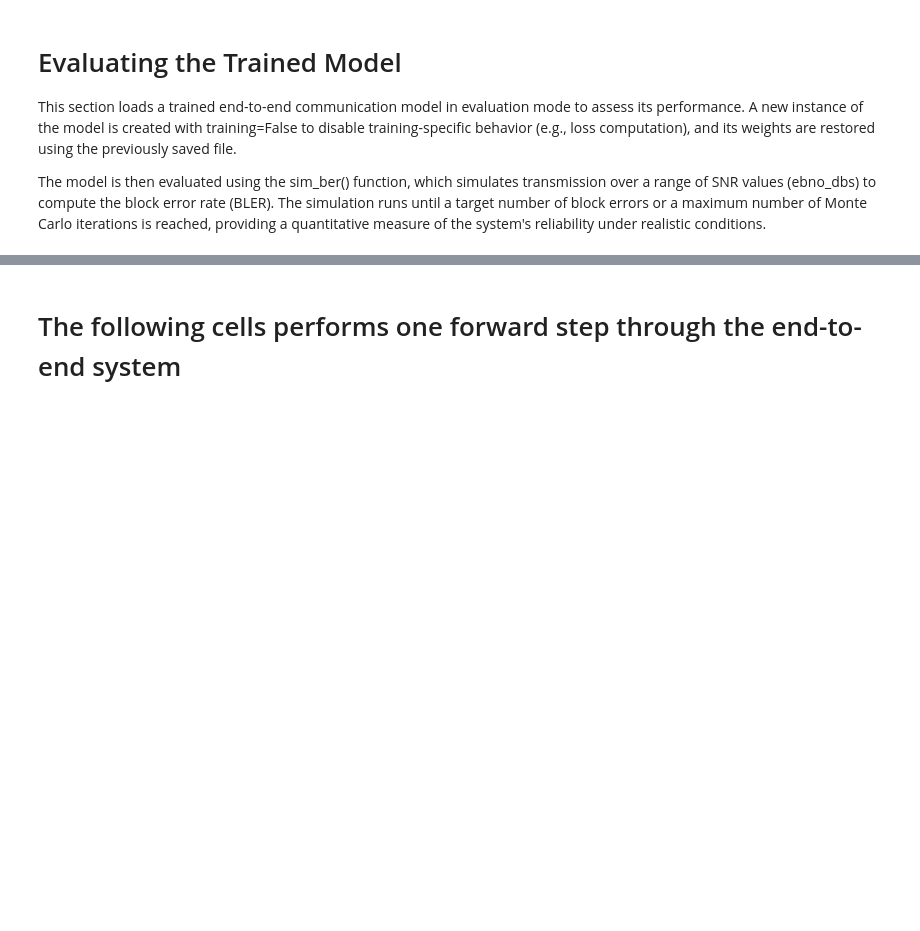
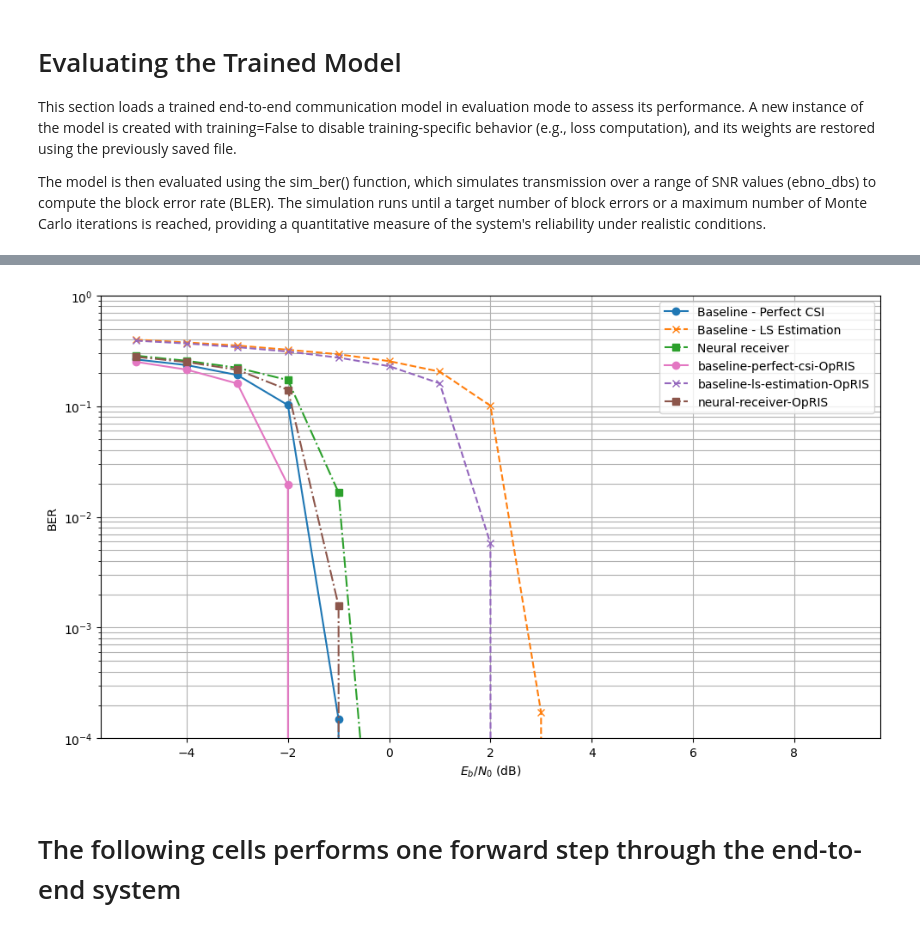
Before and after one commit to doumoh/RIS_aided_communication, a Jupyter notebook: Neural_Receiver_for_OFDM_SIMO.ipynb, the cells around one changed output, grey strips where cells are left out. Drawn from its saved outputs; the diff is of its cells as text; code cells hidden in the pictures; blank space fills up the shorter version.

```diff
--- a/Neural_Receiver_for_OFDM_SIMO.ipynb
+++ b/Neural_Receiver_for_OFDM_SIMO.ipynb
@@ -329,6 +302,7 @@ dc_null = True # Null the DC subcarrier
 num_guard_carriers = [5, 6] # Number of guard carriers on each side
 pilot_pattern = "kronecker" # Pilot pattern
 pilot_ofdm_symbol_indices = [2, 11] # Index of OFDM symbols carrying pilots
+#pilot_ofdm_symbol_indices = [2] # Index of OFDM symbols carrying pilots
 cyclic_prefix_length = 0 # Simulation in frequency domain.
 
 ## Modulation and coding configuration
@@ -339,7 +313,7 @@ coderate = 0.5 # Coderate for LDPC code
 num_conv_channels = 12 # Number of convolutional channels for the convolutional layers forming the neural receiver
 
 ## Training configuration
-training_batch_size = 128 # Training batch size
+training_batch_size = 64 # Training batch size
 model_weights_path = "neural_receiver_weights" # Location to save the neural receiver weights once training is done
 # %% [markdown]
 # Stream and Resource Grid Configuration
@@ -607,0 +642,20 @@ _,bler = sim_ber(model_conventional, ebno_dbs, batch_size=128, num_target_block_
+# %%
+model = E2ESystem('baseline-perfect-csi')
+ber,_ = sim_ber(model, ebno_dbs, batch_size=64, num_target_block_errors=100, max_mc_iter=100)
+BER['baseline-perfect-csi-OpRIS'] = ber.numpy()
+
+model = E2ESystem('baseline-ls-estimation')
+ber,_ = sim_ber(model, ebno_dbs, batch_size=64, num_target_block_errors=100, max_mc_iter=100)
+BER['baseline-ls-estimation-OpRIS'] = ber.numpy()
+
+model = E2ESystem('neural-receiver')
+
+# Run one inference to build the layers and loading the weights
+model(1, tf.constant(10.0, tf.float32))
+with open(model_weights_path, 'rb') as f:
+    weights = pickle.load(f)
+model.set_weights(weights)
+
+# Evaluations
+ber,_ = sim_ber(model, ebno_dbs, batch_size=64, num_target_block_errors=100, max_mc_iter=100)
+BER['neural-receiver-OpRIS'] = ber.numpy()
@@ -608,3 +680,26 @@ _,bler = sim_ber(model_conventional, ebno_dbs, batch_size=128, num_target_block_
+# %%
+plt.figure(figsize=(10,6))
+# Baseline - Perfect CSI
+plt.semilogy(ebno_dbs, BER['baseline-perfect-csi'], 'o-', c=f'C0', label=f'Baseline - Perfect CSI')
+# Baseline - LS Estimation
+plt.semilogy(ebno_dbs, BER['baseline-ls-estimation'], 'x--', c=f'C1', label=f'Baseline - LS Estimation')
+# Neural receiver
+plt.semilogy(ebno_dbs, BER['neural-receiver'], 's-.', c=f'C2', label=f'Neural receiver')
+
+plt.semilogy(ebno_dbs, BER['baseline-perfect-csi-OpRIS'], 'o-', c=f'C6', label=f'baseline-perfect-csi-OpRIS')
+# Baseline - LS Estimation
+plt.semilogy(ebno_dbs, BER['baseline-ls-estimation-OpRIS'], 'x--', c=f'C4', label=f'baseline-ls-estimation-OpRIS')
+# Neural receiver
+plt.semilogy(ebno_dbs, BER['neural-receiver-OpRIS'], 's-.', c=f'C5', label=f'neural-receiver-OpRIS')
+#
+plt.xlabel(r"$E_b/N_0$ (dB)")
+plt.ylabel("BER")
+plt.grid(which="both")
+plt.ylim((1e-4, 1.0))
+plt.legend()
+plt.tight_layout()
+# %% [output]
+[figure, added]
 # %% [markdown]
 # The following cells performs one forward step through the end-to-end system
 # %%
```
Also changed, not shown: parts of 16 cells of this notebook.
